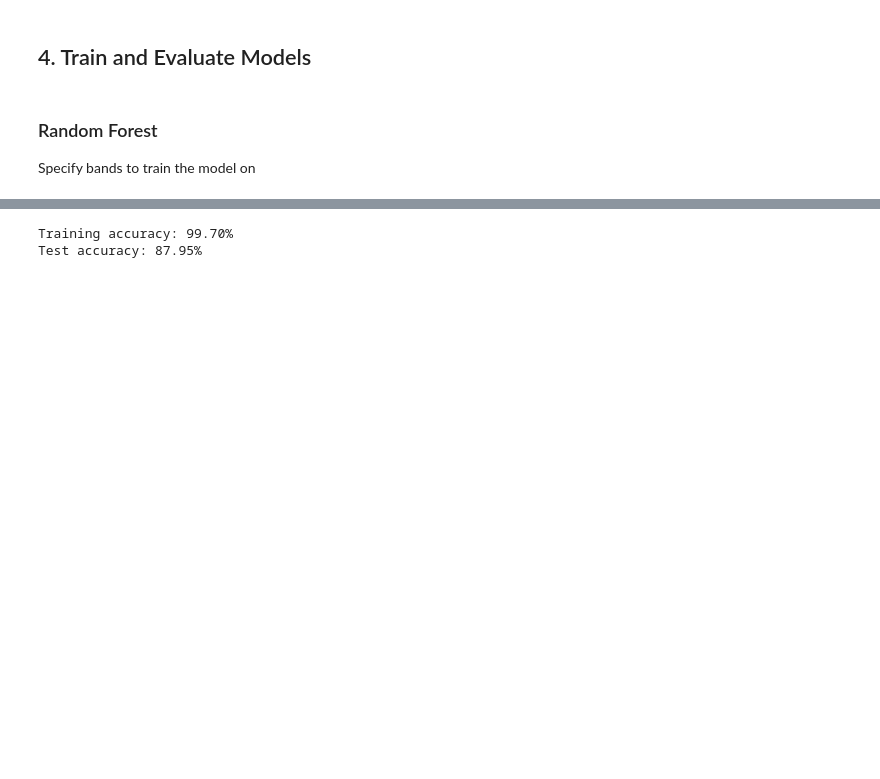
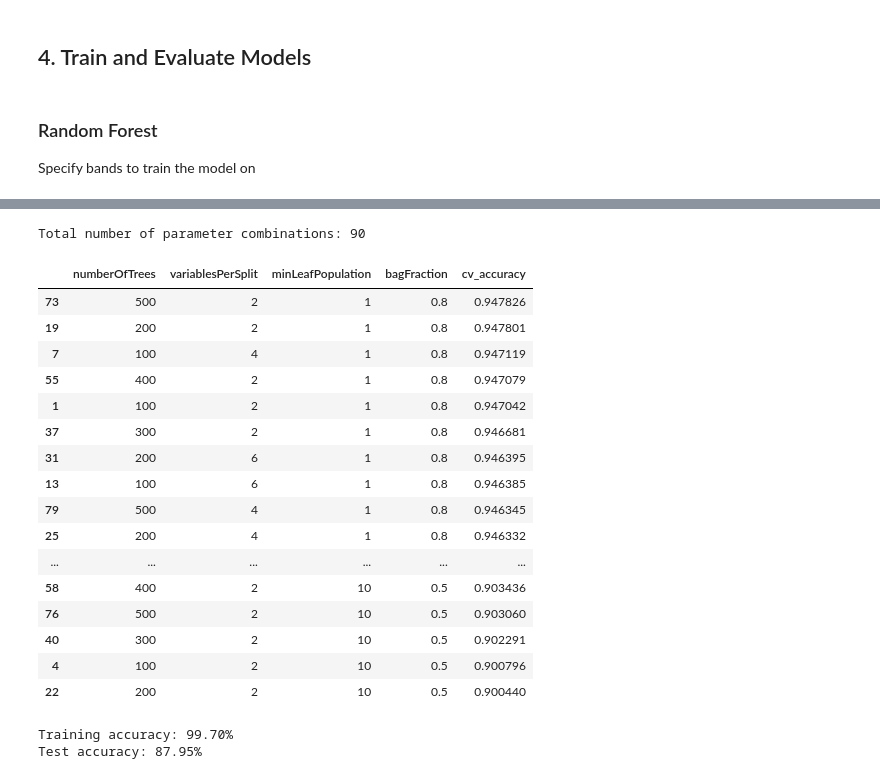
Before and after one commit to tnc-ca-geo/rs-ag-plastics, a Jupyter notebook: Full_Classification_Workflow_ATworking.ipynb, the cells around one changed output, grey strips where cells are left out. Cells and saved outputs as stored; diff of their text form; code cells hidden in the pictures; blank space fills up the shorter version.

Commit message:
hyperparameter search for RF model

```diff
--- a/Full_Classification_Workflow_ATworking.ipynb
+++ b/Full_Classification_Workflow_ATworking.ipynb
@@ -1300,2 +1404,37 @@ bands_tr = [
+# %%
+# check out best parameters from the grid search results
+df = pd.read_csv('output/RF_gridsearch_CV_all.csv')
+# sort by cv_accuracy descending
+df_sorted = df.sort_values(by='cv_accuracy', ascending=False)
+# total num of parameter combinations
+total_combinations = df_sorted.shape[0]
+print(f"Total number of parameter combinations: {total_combinations}")
+
+# pd.set_option('display.max_rows', None)
+display(df_sorted)
+
+# decided on numberOfTrees=200, variablesPerSplit=2, minLeafPopulation=1, bagFraction=0.8, which is second from top (functionally no diff)
+# could even use 100 trees based on this, but want to try 200 given the probability accuracy
+# numTrees = 500 would be great but we're running this classifier on every pixel in every image in each water year, so we need to keep it reasonable
+#  to avoid computational time-outs / GEE quota issues. 200 trees is a great compromise between accuracy and speed.
+# %% [output]
+Total number of parameter combinations: 90
+|  | numberOfTrees | variablesPerSplit | minLeafPopulation | bagFraction | cv_accuracy |
+| 73 | 500 | 2 | 1 | 0.8 | 0.947826 |
+| 19 | 200 | 2 | 1 | 0.8 | 0.947801 |
+| 7 | 100 | 4 | 1 | 0.8 | 0.947119 |
+| 55 | 400 | 2 | 1 | 0.8 | 0.947079 |
+| 1 | 100 | 2 | 1 | 0.8 | 0.947042 |
+| 37 | 300 | 2 | 1 | 0.8 | 0.946681 |
+| 31 | 200 | 6 | 1 | 0.8 | 0.946395 |
+| 13 | 100 | 6 | 1 | 0.8 | 0.946385 |
+| 79 | 500 | 4 | 1 | 0.8 | 0.946345 |
+| 25 | 200 | 4 | 1 | 0.8 | 0.946332 |
+| ... | ... | ... | ... | ... | ... |
+| 58 | 400 | 2 | 10 | 0.5 | 0.903436 |
+| 76 | 500 | 2 | 10 | 0.5 | 0.903060 |
+| 40 | 300 | 2 | 10 | 0.5 | 0.902291 |
+| 4 | 100 | 2 | 10 | 0.5 | 0.900796 |
+| 22 | 200 | 2 | 10 | 0.5 | 0.900440 |
 # %%
 # Train and test the RF model
```
Also changed, not shown: parts of 8 cells of this notebook.
